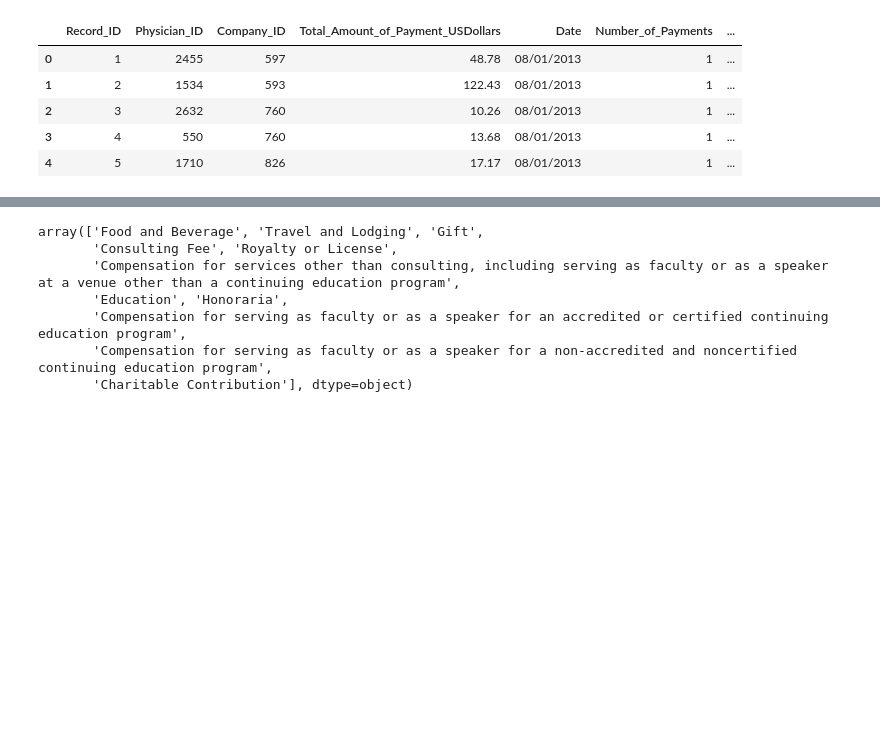
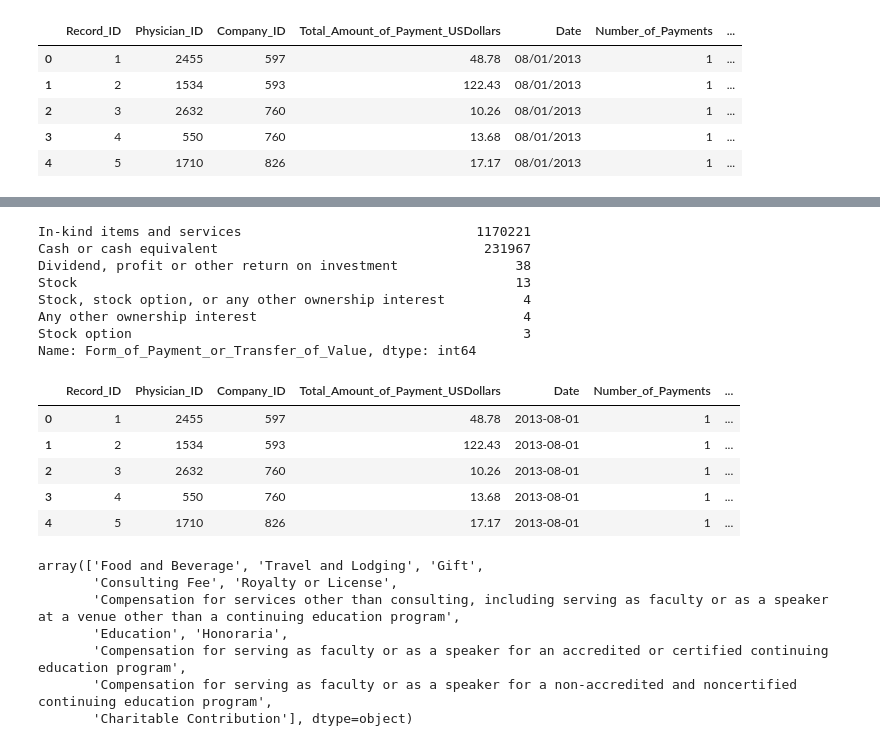
Before and after one commit to qffdhruba1123/analytics_cup_2021, a Jupyter notebook: Intelligent_Squid_Working_Notebook_qffd.ipynb, the cells around one changed output, grey strips where cells are left out. Cells and saved outputs as stored; diff of their text form; code cells hidden in the pictures; blank space fills up the shorter version.

```diff
--- a/Intelligent_Squid_Working_Notebook_qffd.ipynb
+++ b/Intelligent_Squid_Working_Notebook_qffd.ipynb
@@ -129,3 +237,37 @@ Name: Related_Product_Indicator, dtype: int64
+# %%
+
+
+df['Nature_of_Payment_or_Transfer_of_Value']=df['Nature_of_Payment_or_Transfer_of_Value'].astype('category')
+df['Nature_of_Payment_or_Transfer_of_Value_code']=df['Nature_of_Payment_or_Transfer_of_Value'].cat.codes
+
+df['Date_year']=df['Date'].dt.year
+df['Date_month']=df['Date'].dt.month
+df['Date_day']=df['Date'].dt.day
+
+
+
+df['Form_of_Payment_or_Transfer_of_Value']=df['Form_of_Payment_or_Transfer_of_Value'].astype('category')
+df['Form_of_Payment_or_Transfer_of_Value_code']=df['Form_of_Payment_or_Transfer_of_Value'].cat.codes
+
+columns_encode=['Nature_of_Payment_or_Transfer_of_Value','Form_of_Payment_or_Transfer_of_Value','City_of_Travel','State_of_Travel', 'Country_of_Travel','Zipcode']
+print(df.Form_of_Payment_or_Transfer_of_Value.value_counts())
+
+df.head()
+# %% [output]
+In-kind items and services                              1170221
+Cash or cash equivalent                                  231967
+Dividend, profit or other return on investment               38
+Stock                                                        13
+Stock, stock option, or any other ownership interest          4
+Any other ownership interest                                  4
+Stock option                                                  3
+Name: Form_of_Payment_or_Transfer_of_Value, dtype: int64
+|  | Record_ID | Physician_ID | Company_ID | Total_Amount_of_Payment_USDollars | Date | Number_of_Payments | ... |
+| 0 | 1 | 2455 | 597 | 48.78 | 2013-08-01 | 1 | ... |
+| 1 | 2 | 1534 | 593 | 122.43 | 2013-08-01 | 1 | ... |
+| 2 | 3 | 2632 | 760 | 10.26 | 2013-08-01 | 1 | ... |
+| 3 | 4 | 550 | 760 | 13.68 | 2013-08-01 | 1 | ... |
+| 4 | 5 | 1710 | 826 | 17.17 | 2013-08-01 | 1 | ... |
 # %%
 
 df_scrap=df[df.Related_Product_Indicator=="Combination"]
```
Also changed, not shown: parts of 10 cells of this notebook, 1 other file.
